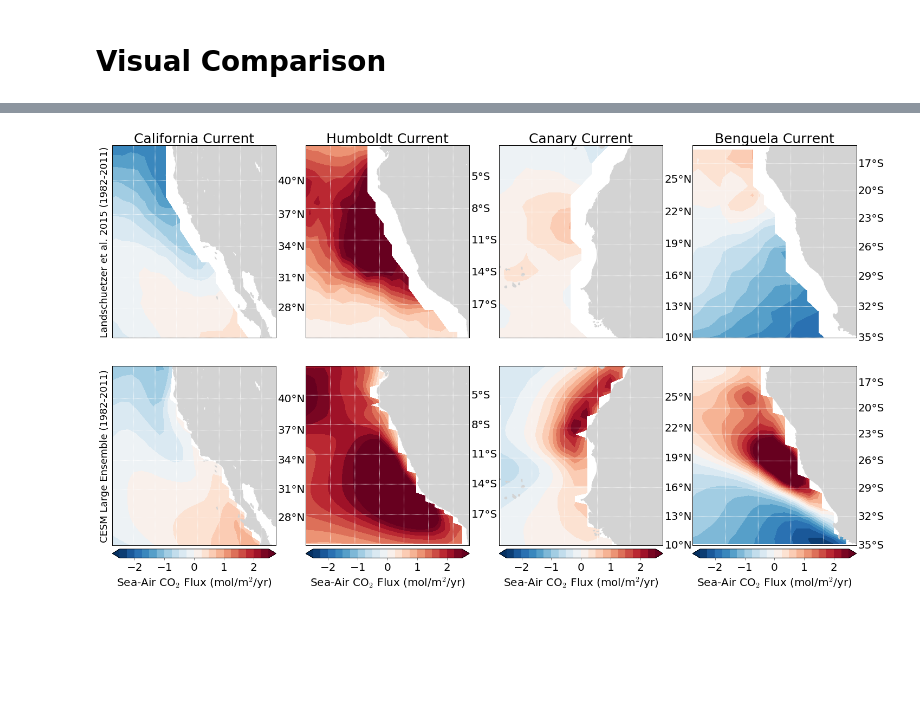
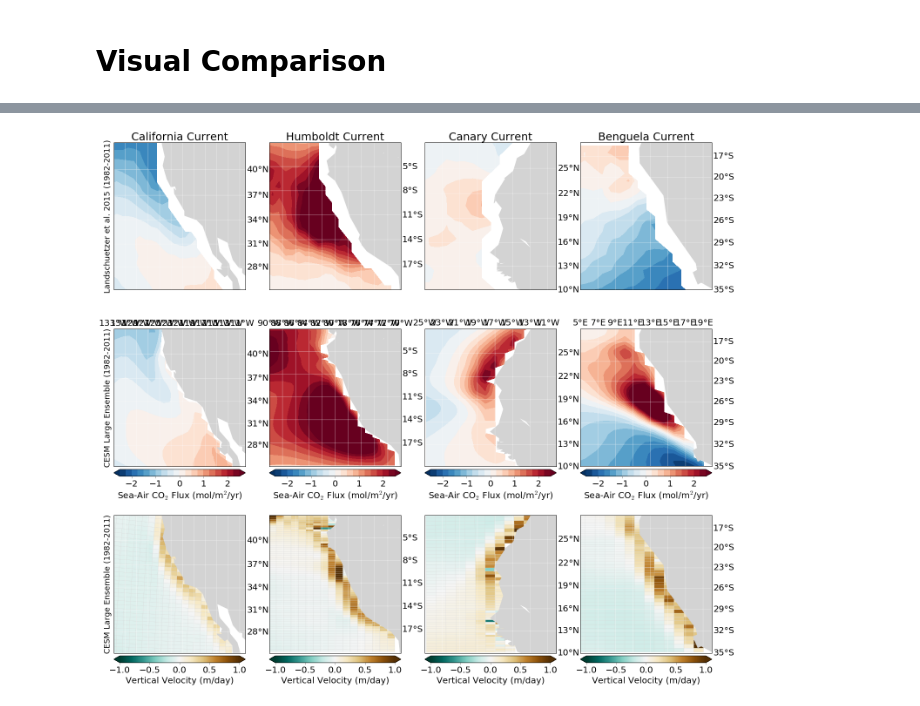
Before and after one commit to bradyrx/EBUS_BGC_Variability, a Jupyter notebook: notebooks/Visualization/model-evaluation.ipynb, the cells around one changed output, grey strips where cells are left out. Cells and saved outputs as stored; diff of their text form; code cells hidden in the pictures; blank space fills up the shorter version.

Commit message:
fixed model evaluation

```diff
--- a/notebooks/Visualization/model-evaluation.ipynb
+++ b/notebooks/Visualization/model-evaluation.ipynb
@@ -200,3 +297,17 @@ def map_upwelling_clim(ax, EBU, typ):
     m.contourf(lon, lat, data, np.linspace(-2.5, 2.5, num=21, endpoint=True),
                latlon=True, cmap="RdBu_r", extend="both")
     return m
+# %%
+def map_vertical_velocity(ax, EBU):
+    lon = wvel_lon[EBU].values
+    lat = wvel_lat[EBU].values
+    data = wvel_output[EBU].values
+    data = np.ma.array(data, mask=np.isnan(data))
+    lat1,lat2,lon1,lon2 = visual_bounds(EBU)
+    if EBU != 'BenCS':
+        lon1 = 360 + lon1; lon2 = 360 + lon2;
+    m = setup_map(ax, lat1, lat2, lon1, lon2)
+    m.pcolor(lon, lat, data, vmin=-1, vmax=1, latlon=True, cmap='BrBG_r',
+            edgecolor='#D3D3D3')
+    #m.colorbar(location='bottom', extend='both')
+    return m
@@ -202,0 +334,5 @@ def map_upwelling_clim(ax, EBU, typ):
+# %%
+fig = plt.figure(figsize=(6,6))
+ax = fig.add_subplot(111)
+m = map_vertical_velocity(ax, 'BenCS')
+Q = map_vector_winds(ax, 'BenCS')
@@ -203,28 +341,42 @@ def map_upwelling_clim(ax, EBU, typ):
 # %%
 names = ['California Current',
          'Humboldt Current',
          'Canary Current',
          'Benguela Current']
-fig = plt.figure(figsize=(20,12))
+fig = plt.figure(figsize=(20,18))
 counter_top = 1
-counter_bottom = 5
+counter_mid = 5
+counter_bottom = 9
 for idx in EBUS:
-    ax = fig.add_subplot(2, 4, counter_top)
+    # Landscheutzer Climatology (Top)
+    ax = fig.add_subplot(3, 4, counter_top)
     m = map_upwelling_clim(ax, idx, 'obs')
     if counter_top == 1:
         plt.ylabel('Landschuetzer et al. 2015 (1982-2011)', size=18)
     plt.title(names[counter_top-1], size=25)
     counter_top += 1
-    ax = fig.add_subplot(2, 4, counter_bottom)
+    # CESM-LENS Climatology (Middle)
+    ax = fig.add_subplot(3, 4, counter_mid)
     m = map_upwelling_clim(ax, idx, 'model')
-    if counter_bottom == 5:
+    if counter_mid == 5:
         plt.ylabel('CESM Large Ensemble (1982-2011)', size=18)
     cbar = m.colorbar(location="bottom")
     cbar.set_ticks(np.arange(-2, 2.1, 1))
     cbar.ax.tick_params(labelsize=20, direction='out')
     cbar.set_label('Sea-Air CO$_{2}$ Flux (mol/m$^{2}$/yr)', size=20)
-    counter_bottom +=1
+    counter_mid +=1
+    # Mean State Upwelling (Bottom)
+    ax = fig.add_subplot(3, 4, counter_bottom)
+    m = map_vertical_velocity(ax, idx)
+    if counter_bottom == 9:
+        plt.ylabel('CESM Large Ensemble (1982-2011)', size=18)
+    #Q = map_vector_winds(ax, idx)
+    cbar = m.colorbar(location='bottom', extend='both')
+    cbar.set_ticks(np.arange(-1, 1.1, 0.5))
+    cbar.ax.tick_params(labelsize=20, direction='out')
+    cbar.set_label('Vertical Velocity (m/day)', size=20)
+    counter_bottom += 1
 fig.tight_layout()
-plt.savefig('landschuetzer-model-climatological-comparison.png')
+#plt.savefig('landschuetzer-model-climatological-comparison.png')
 # %% [output]
-[figure, old version]
+[figure, new version]
```
Also changed, not shown: parts of 12 cells of this notebook, 6 other files.
